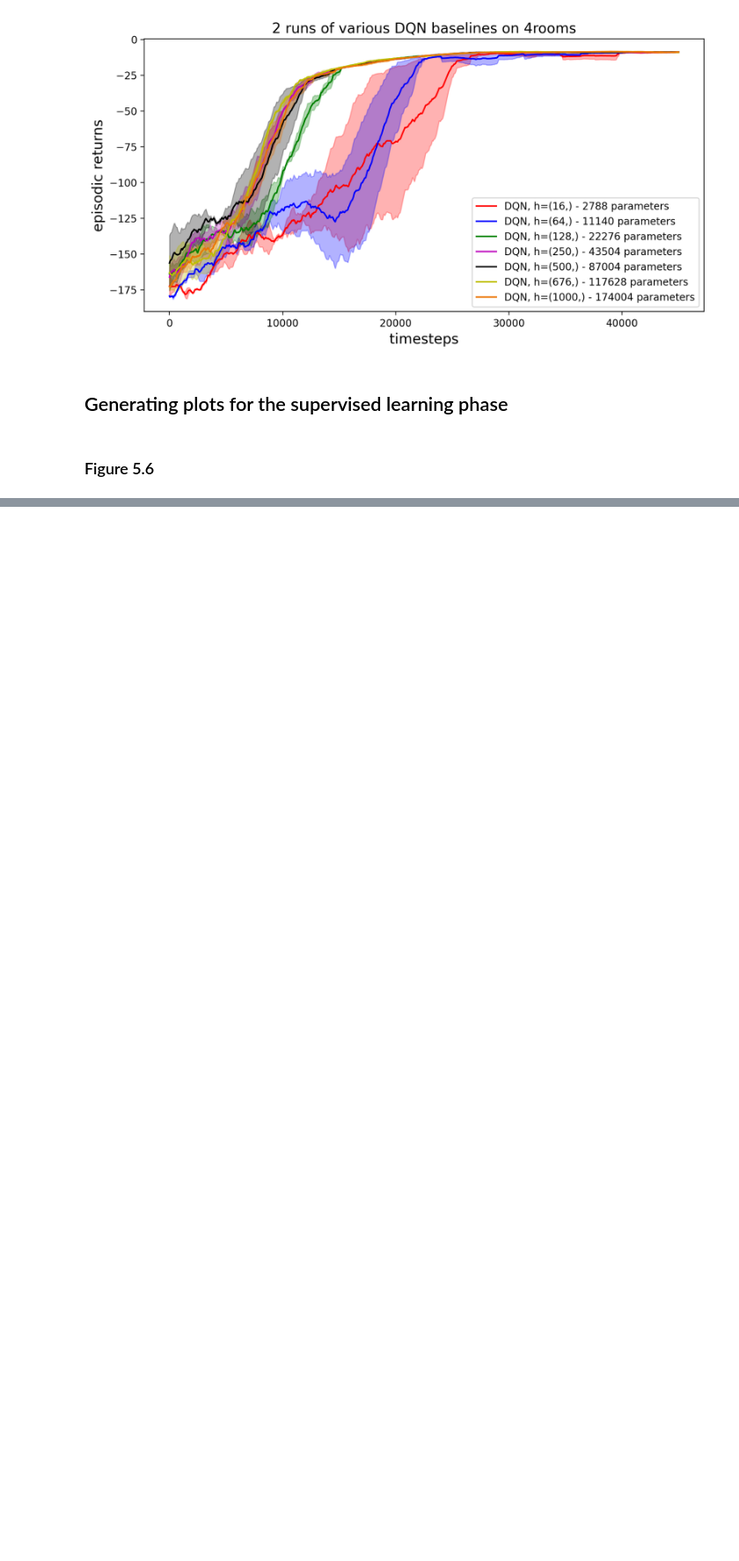
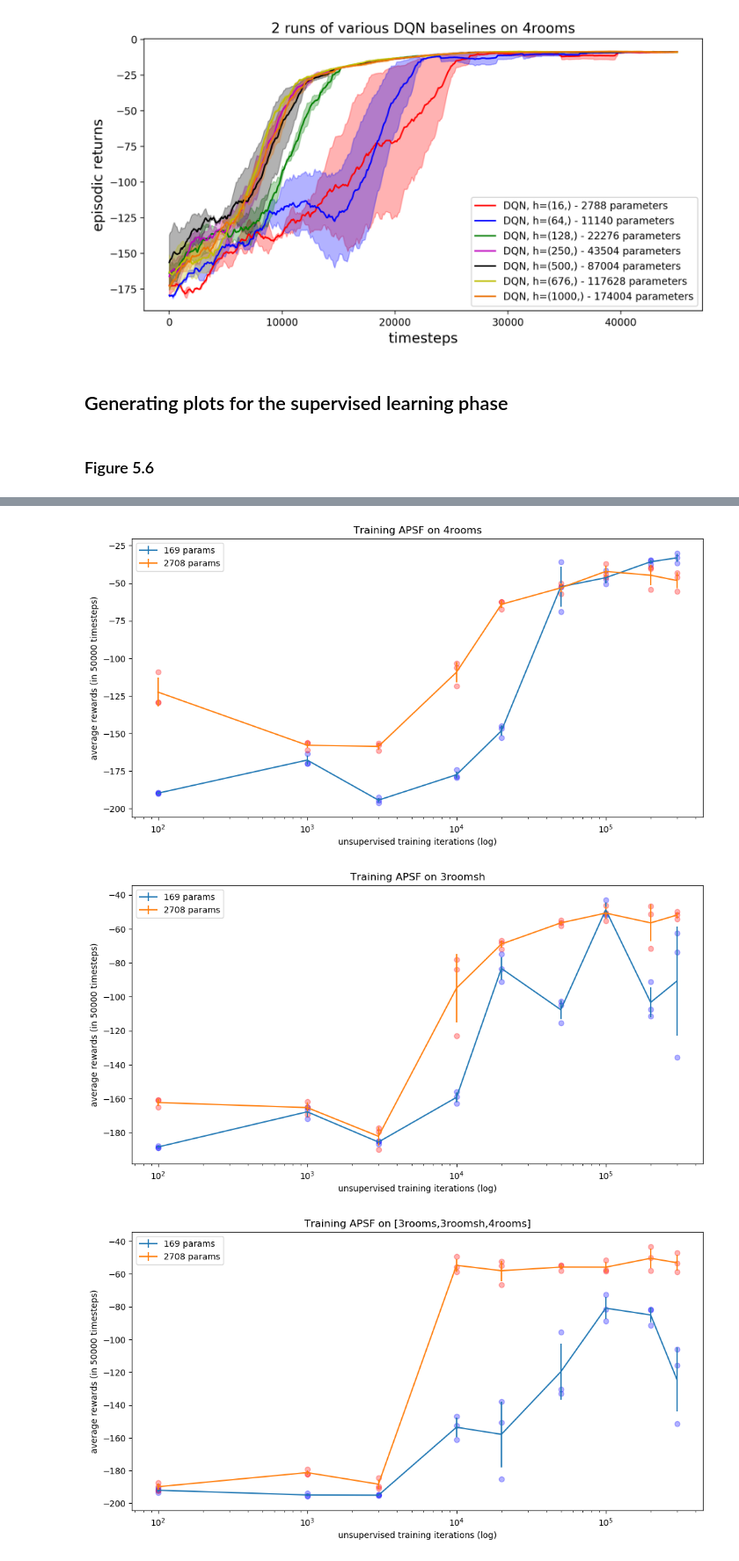
Before and after one commit to psurya1994/DeepRL, a Jupyter notebook: notebooks/generate-thesis-plots.ipynb, the cells around one changed output, grey strips where cells are left out. Shown at 88% size. Drawn from its saved outputs; the diff is of its cells as text; code cells hidden in the pictures; blank space fills up the shorter version.

```diff
--- a/notebooks/generate-thesis-plots.ipynb
+++ b/notebooks/generate-thesis-plots.ipynb
@@ -305,0 +356,9 @@ plot_rewards(rewards_con4, plot_seperate=False,
+# %%
+plot_performance(file_index='14', title='Training APSF on 4rooms')
+plot_performance(file_index='30', title='Training APSF on 3roomsh')
+plot_performance(file_index='27', title='Training APSF on [3rooms,3roomsh,4rooms]')
+plot_performance(file_index='28', title='Training APSF on [3roomsh] with [3rooms,4rooms] init')
+# %% [output]
+[figure, added]
+[figure, added]
+[figure, added]
```
Also changed, not shown: parts of 10 cells of this notebook.
